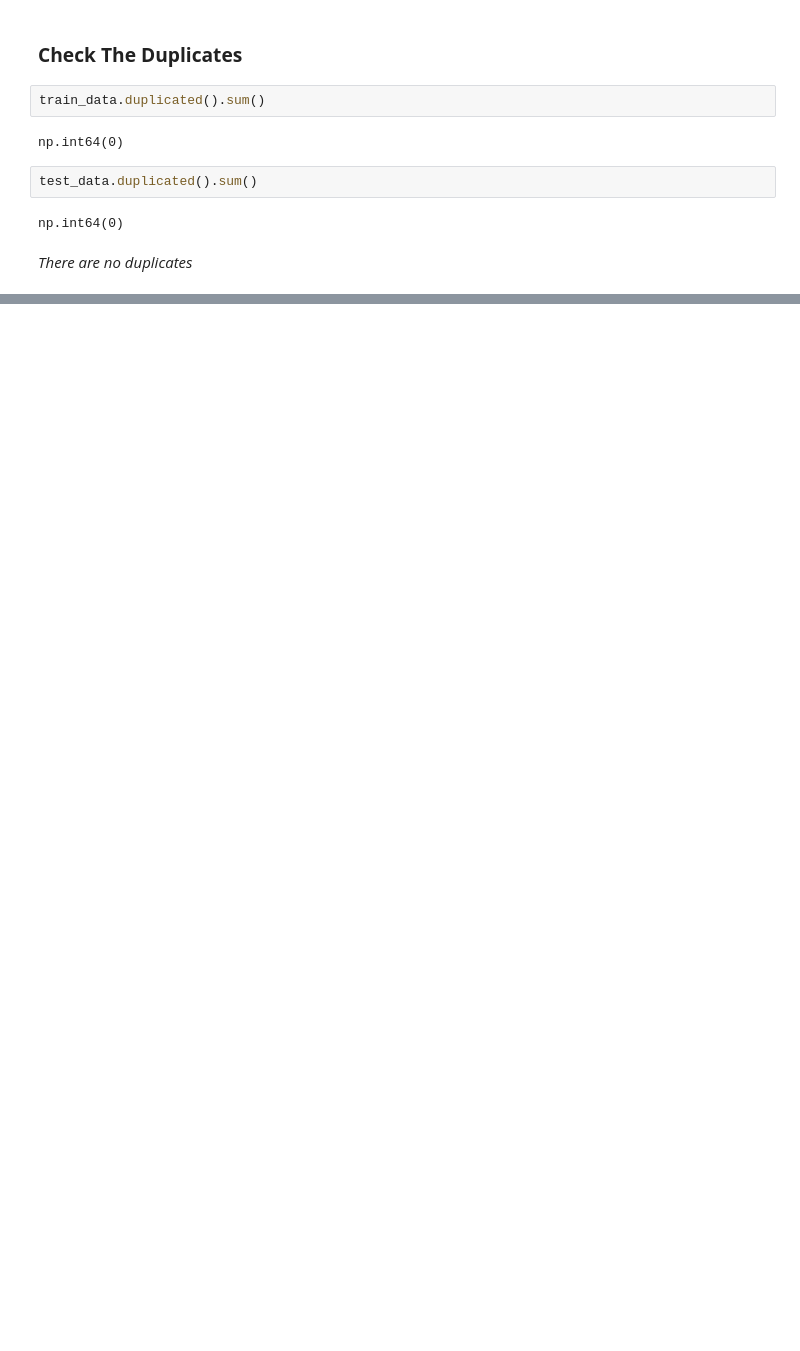
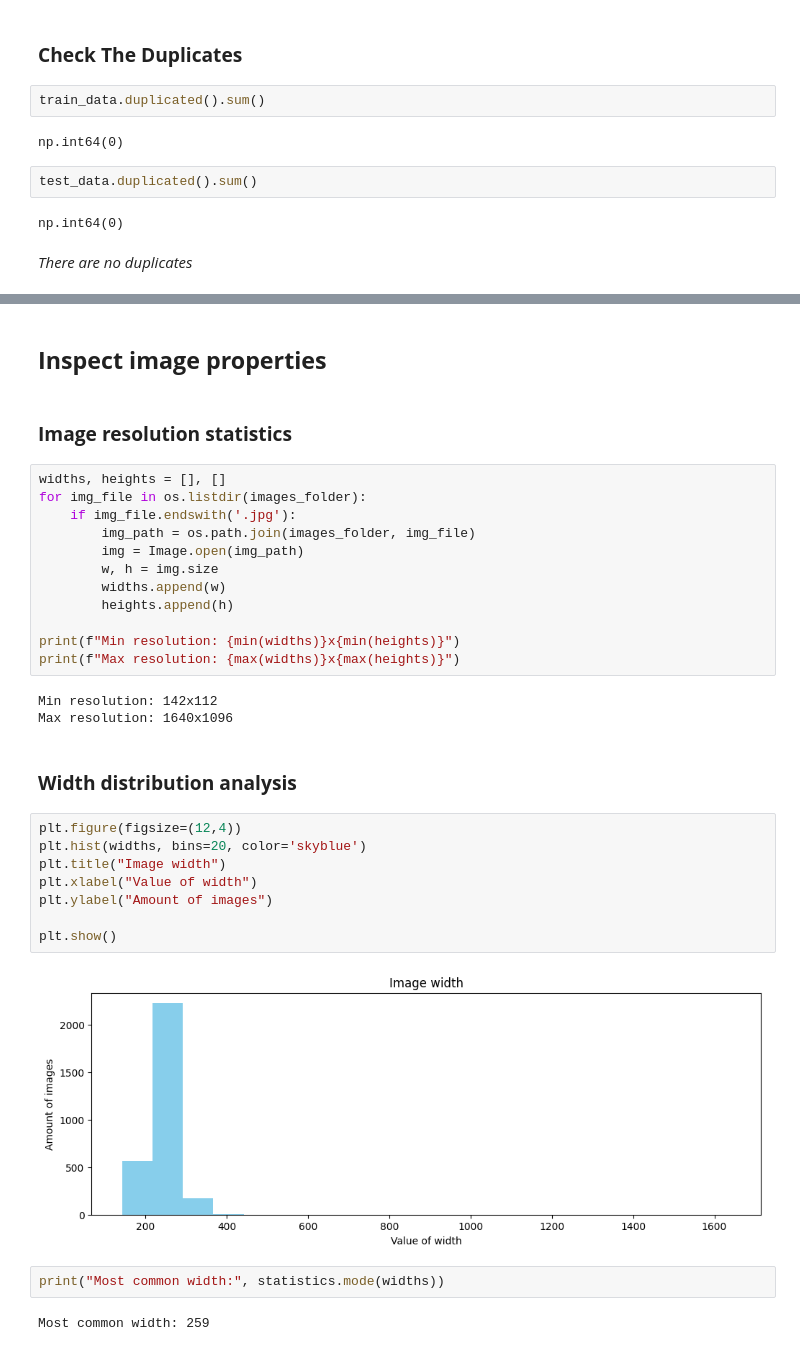
Before and after one commit to khrystynaPeniak/deep-learning-project-multiclass-classification, a Jupyter notebook: mashroom-vision.ipynb, the cells around one changed output, grey strips where cells are left out. Saved outputs shown, nothing was run; the diff lists cells and outputs as text; blank space fills up the shorter version.

Commit message:
Add sample image analysis and visualization.

```diff
--- a/mashroom-vision.ipynb
+++ b/mashroom-vision.ipynb
@@ -158,0 +192,35 @@ np.int64(0)
+# %% [markdown]
+## **Inspect image properties**
+# %% [markdown]
+### **Image resolution statistics**
+# %%
+widths, heights = [], []
+for img_file in os.listdir(images_folder):
+    if img_file.endswith('.jpg'):
+        img_path = os.path.join(images_folder, img_file)
+        img = Image.open(img_path)
+        w, h = img.size
+        widths.append(w)
+        heights.append(h)
+
+print(f"Min resolution: {min(widths)}x{min(heights)}")
+print(f"Max resolution: {max(widths)}x{max(heights)}")
+# %% [output]
+Min resolution: 142x112
+Max resolution: 1640x1096
+# %% [markdown]
+### **Width distribution analysis**
+# %%
+plt.figure(figsize=(12,4))
+plt.hist(widths, bins=20, color='skyblue')
+plt.title("Image width")
+plt.xlabel("Value of width")
+plt.ylabel("Amount of images")
+
+plt.show()
+# %% [output]
+[figure, added]
+# %%
+print("Most common width:", statistics.mode(widths))
+# %% [output]
+Most common width: 259
```
Also changed, not shown: parts of 12 cells of this notebook.
